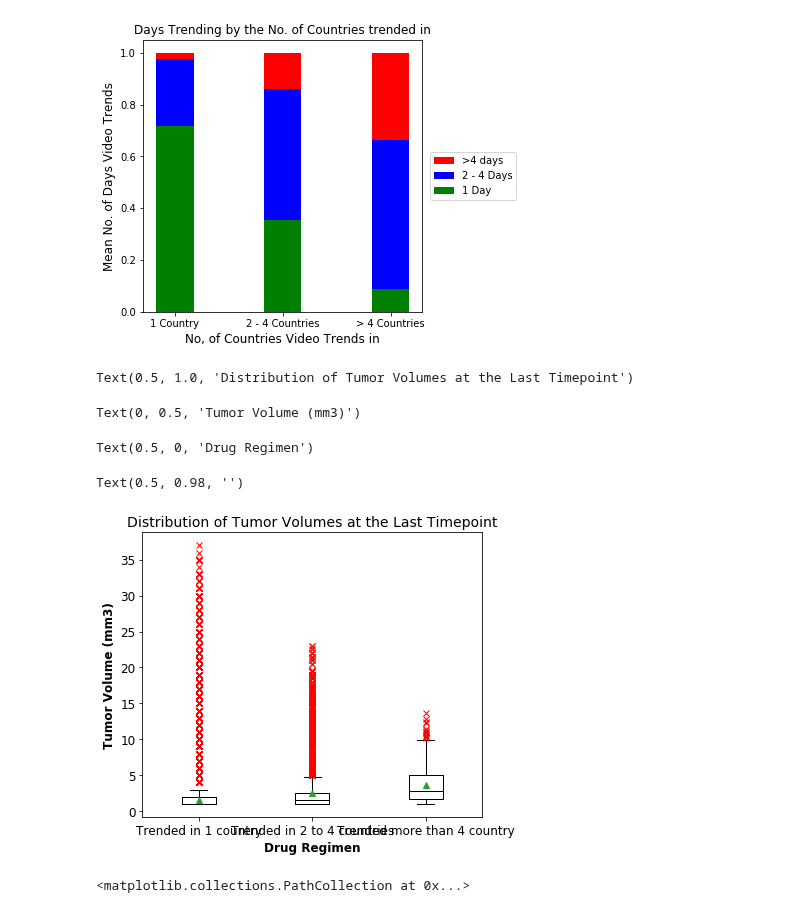
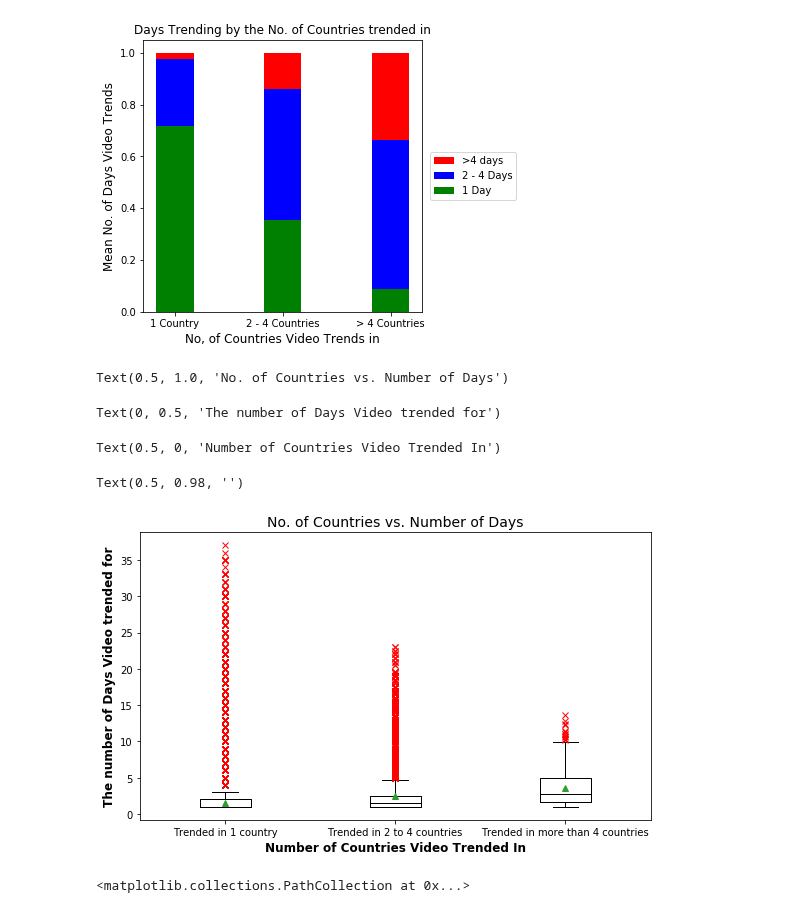
Before and after one commit to bnarath/YouTube_Trending, a Jupyter notebook: youtube-trending/Code/Megan_exploring_variation.ipynb, the cells around one changed output. Saved outputs shown, nothing was run; the diff lists cells and outputs as text; code cells hidden in the pictures.

Commit message:
included regional trends on videos that trended in multiple countries

```diff
--- a/youtube-trending/Code/Megan_exploring_variation.ipynb
+++ b/youtube-trending/Code/Megan_exploring_variation.ipynb
@@ -171,7 +171,7 @@ combined_per_video_df["Country Segment"] = np.where(combined_per_video_df["No of
 
 combined_per_video_df["Country Segment"] = np.where((combined_per_video_df["No of Countries Trended In"]>1) & (combined_per_video_df["No of Countries Trended In"]<=4), "Trended in 2 to 4 countries", combined_per_video_df["Country Segment"])
 
-combined_per_video_df["Country Segment"] = np.where(combined_per_video_df["No of Countries Trended In"]>4 , "Trended more than 4 country", combined_per_video_df["Country Segment"])
+combined_per_video_df["Country Segment"] = np.where(combined_per_video_df["No of Countries Trended In"]>4 , "Trended in more than 4 countries", combined_per_video_df["Country Segment"])
 # %%
 #create a segment column for number of days a video trended
 combined_per_video_df["Days Trended Segment"] = combined_per_video_df["Mean Days Trending"]
@@ -394,42 +394,42 @@ Text(0.5, 1.0, 'Days Trending by the No. of Countries trended in')
 
 # Generate a box plot of the final tumor volume of each mouse across four regimens of interest
 
 outlier_formatting = dict(markeredgecolor='r', marker='x')
 
 box_plot = combined_per_video_df.boxplot(
                                 by = "Country Segment",
                                 column =["Mean Days Trending"],
                                 grid=False,
-                                figsize=(6, 5),
-                                fontsize=12,
+                                figsize=(8, 5),
+                                fontsize=10,
                                 color="black",
                                 showmeans=True,
                                 flierprops=outlier_formatting)
 
 #formatting
-box_plot.set_title("Distribution of Tumor Volumes at the Last Timepoint", fontsize=14)
+box_plot.set_title("No. of Countries vs. Number of Days", fontsize=14)
 
 box_plot.set_ylabel(
-    "Tumor Volume (mm3)",
+    "The number of Days Video trended for",
     fontsize=12,
     fontweight ='bold')
 
 box_plot.set_xlabel(
-    "Drug Regimen",
+    "Number of Countries Video Trended In",
     fontsize=12,
     fontweight ='bold')
 
 plt.suptitle('')
 
 #display
 plt.tight_layout()
 plt.show()
 # %% [output]
-Text(0.5, 1.0, 'Distribution of Tumor Volumes at the Last Timepoint')
+Text(0.5, 1.0, 'No. of Countries vs. Number of Days')
-Text(0, 0.5, 'Tumor Volume (mm3)')
+Text(0, 0.5, 'The number of Days Video trended for')
-Text(0.5, 0, 'Drug Regimen')
+Text(0.5, 0, 'Number of Countries Video Trended In')
 Text(0.5, 0.98, '')
-[figure, old version]
+[figure, new version]
 # %%
 #DELETE LATER - exploring distribution of days trended above 4 days
 #scatter plot of the above bargraph
```
Also changed, not shown: parts of 11 cells of this notebook.
